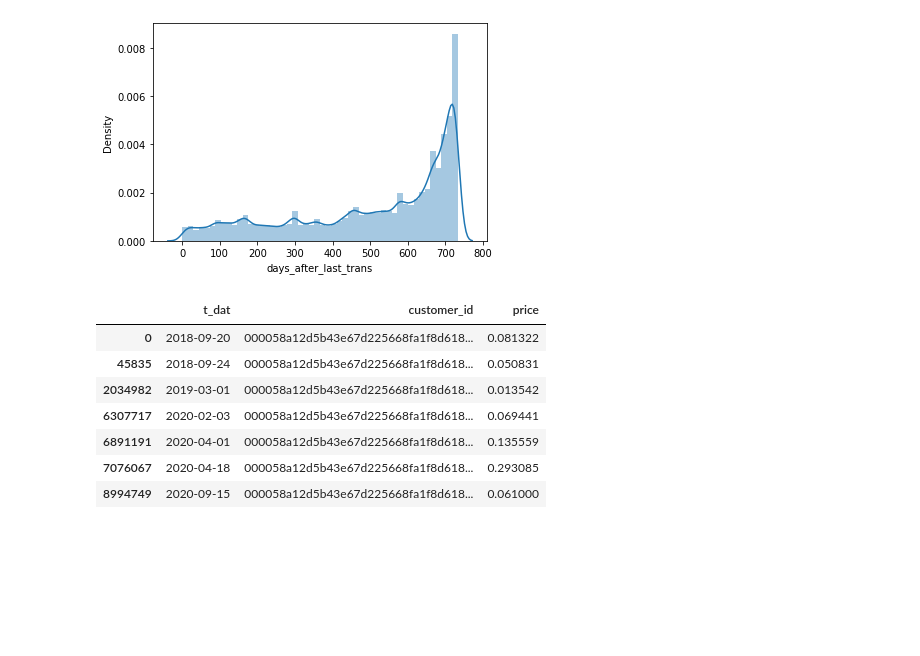
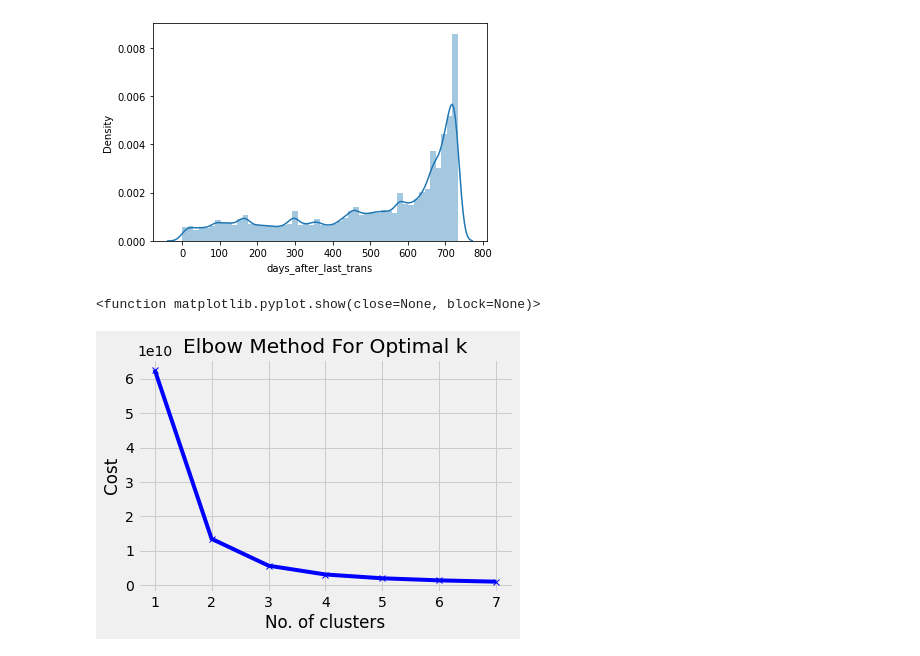
Before and after one commit to dljw/kaggle, a Jupyter notebook: h-m-eda.ipynb, the cells around one changed output. Cells and saved outputs as stored; diff of their text form; code cells hidden in the pictures; blank space fills up the shorter version.

Commit message:
did clustering

```diff
--- a/h-m-eda.ipynb
+++ b/h-m-eda.ipynb
@@ -221,13 +222,25 @@ sns.distplot(df2['days_after_last_trans'])
 <AxesSubplot:xlabel='days_after_last_trans', ylabel='Density'>
 [figure]
 # %%
-df_trans[df_trans['customer_id'] == df_trans.customer_id.iloc[0]]
+df2 = df2.drop('recency',axis=1).dropna()
-# %% [output]
-|  | t_dat | customer_id | price |
-| 0 | 2018-09-20 | 000058a12d5b43e67d225668fa1f8d618... | 0.081322 |
-| 45835 | 2018-09-24 | 000058a12d5b43e67d225668fa1f8d618... | 0.050831 |
-| 2034982 | 2019-03-01 | 000058a12d5b43e67d225668fa1f8d618... | 0.013542 |
-| 6307717 | 2020-02-03 | 000058a12d5b43e67d225668fa1f8d618... | 0.069441 |
-| 6891191 | 2020-04-01 | 000058a12d5b43e67d225668fa1f8d618... | 0.135559 |
-| 7076067 | 2020-04-18 | 000058a12d5b43e67d225668fa1f8d618... | 0.293085 |
-| 8994749 | 2020-09-15 | 000058a12d5b43e67d225668fa1f8d618... | 0.061000 |
+# %%
+from sklearn.cluster import KMeans
+
+cost = []
+
+k = range(1,8)
+
+for num_cluster in k:
+    kmeans = KMeans(n_clusters=num_cluster)
+    kmeans.fit(df2)
+    cost.append(kmeans.inertia_)
+# %%
+plt.plot(k,cost,'bx-')
+plt.xlabel('No. of clusters')
+plt.ylabel('Cost')
+plt.title("Elbow Method For Optimal k")
+plt.show
+# Optimal cluster to be at cluster 7
+# %% [output]
+<function matplotlib.pyplot.show(close=None, block=None)>
+[figure, added]
```
Also changed, not shown: parts of 1 cell of this notebook.
